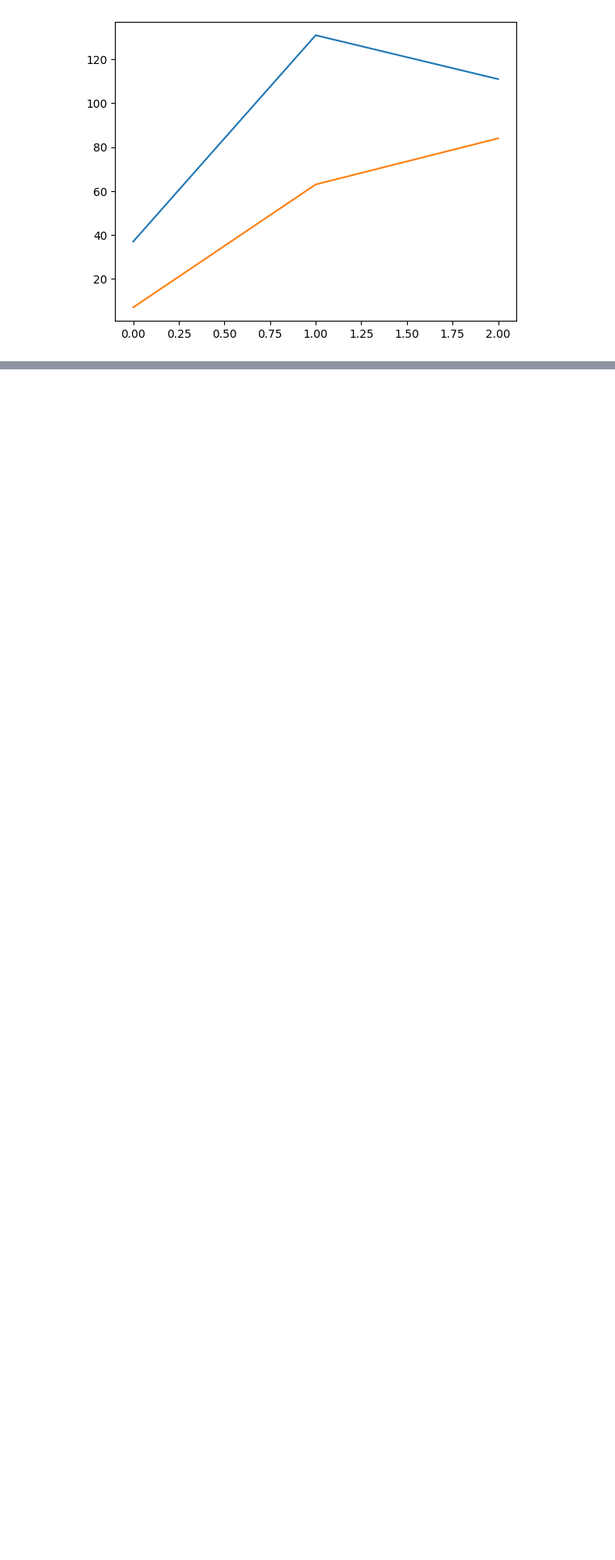
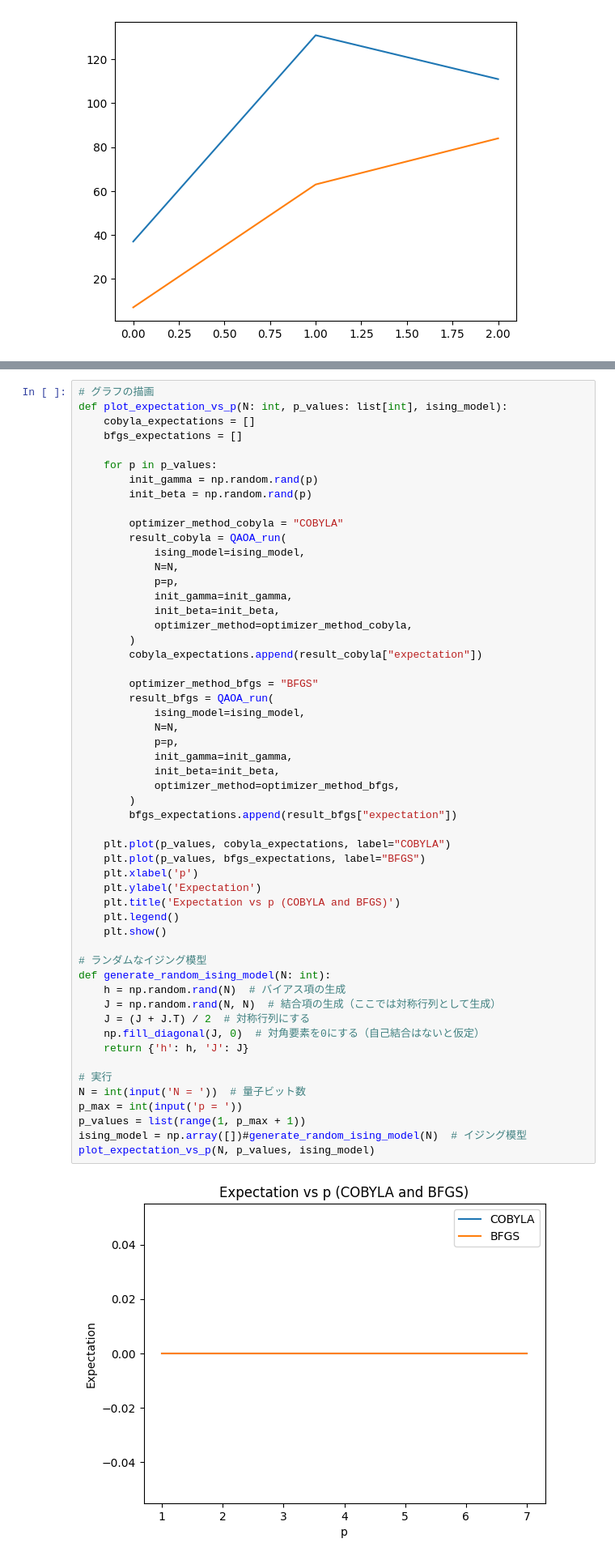
Before and after one commit to nkohen/QOKit, a Jupyter notebook: grips/classical_optimizer.ipynb, the cells around one changed output, grey strips where cells are left out. Shown at 81% size. Saved outputs shown, nothing was run; the diff lists cells and outputs as text; blank space fills up the shorter version.

```diff
--- a/grips/classical_optimizer.ipynb
+++ b/grips/classical_optimizer.ipynb
@@ -119,0 +162,56 @@ ising_model = np.array([
+# %%
+# グラフの描画
+def plot_expectation_vs_p(N: int, p_values: list[int], ising_model):
+    cobyla_expectations = []
+    bfgs_expectations = []
+
+    for p in p_values:
+        init_gamma = np.random.rand(p)
+        init_beta = np.random.rand(p)
+
+        optimizer_method_cobyla = "COBYLA"
+        result_cobyla = QAOA_run(
+            ising_model=ising_model,
+            N=N,
+            p=p,
+            init_gamma=init_gamma,
+            init_beta=init_beta,
+            optimizer_method=optimizer_method_cobyla,
+        )
+        cobyla_expectations.append(result_cobyla["expectation"])
+
+        optimizer_method_bfgs = "BFGS"
+        result_bfgs = QAOA_run(
+            ising_model=ising_model,
+            N=N,
+            p=p,
+            init_gamma=init_gamma,
+            init_beta=init_beta,
+            optimizer_method=optimizer_method_bfgs,
+        )
+        bfgs_expectations.append(result_bfgs["expectation"])
+
+    plt.plot(p_values, cobyla_expectations, label="COBYLA")
+    plt.plot(p_values, bfgs_expectations, label="BFGS")
+    plt.xlabel('p')
+    plt.ylabel('Expectation')
+    plt.title('Expectation vs p (COBYLA and BFGS)')
+    plt.legend()
+    plt.show()
+
+# ランダムなイジング模型
+def generate_random_ising_model(N: int):
+    h = np.random.rand(N)  # バイアス項の生成
+    J = np.random.rand(N, N)  # 結合項の生成（ここでは対称行列として生成）
+    J = (J + J.T) / 2  # 対称行列にする
+    np.fill_diagonal(J, 0)  # 対角要素を0にする（自己結合はないと仮定）
+    return {'h': h, 'J': J}
+
+# 実行
+N = int(input('N = '))  # 量子ビット数
+p_max = int(input('p = '))
+p_values = list(range(1, p_max + 1))
+ising_model = np.array([])#generate_random_ising_model(N)  # イジング模型
+plot_expectation_vs_p(N, p_values, ising_model)
+# %% [output]
+[figure, added]
```
Also changed, not shown: parts of 4 cells of this notebook.
